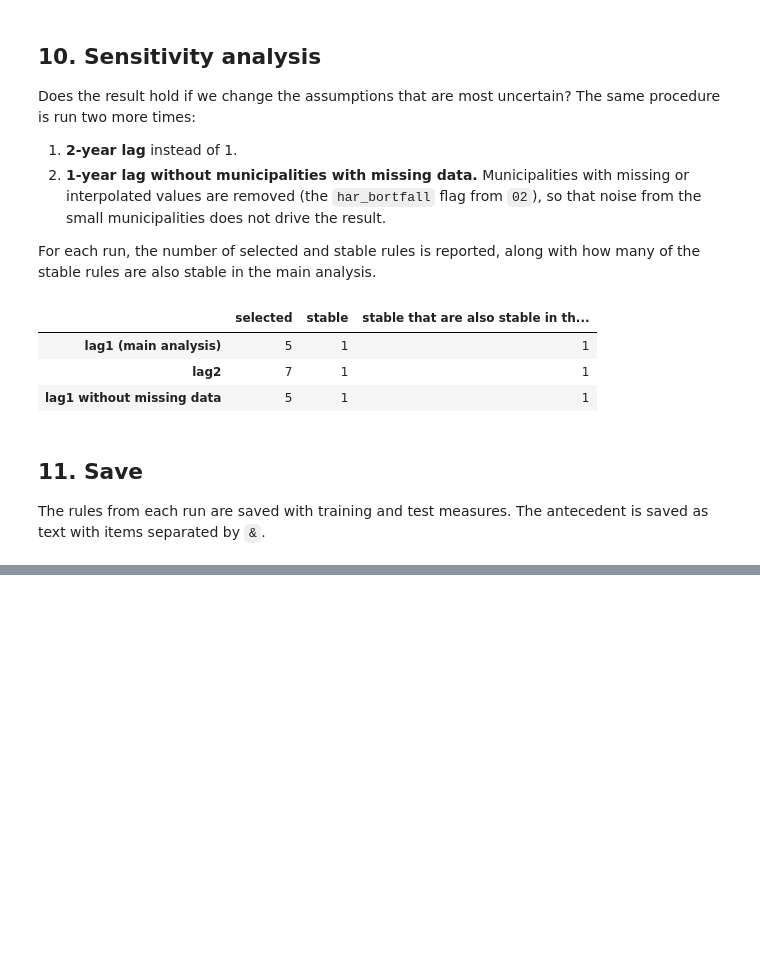
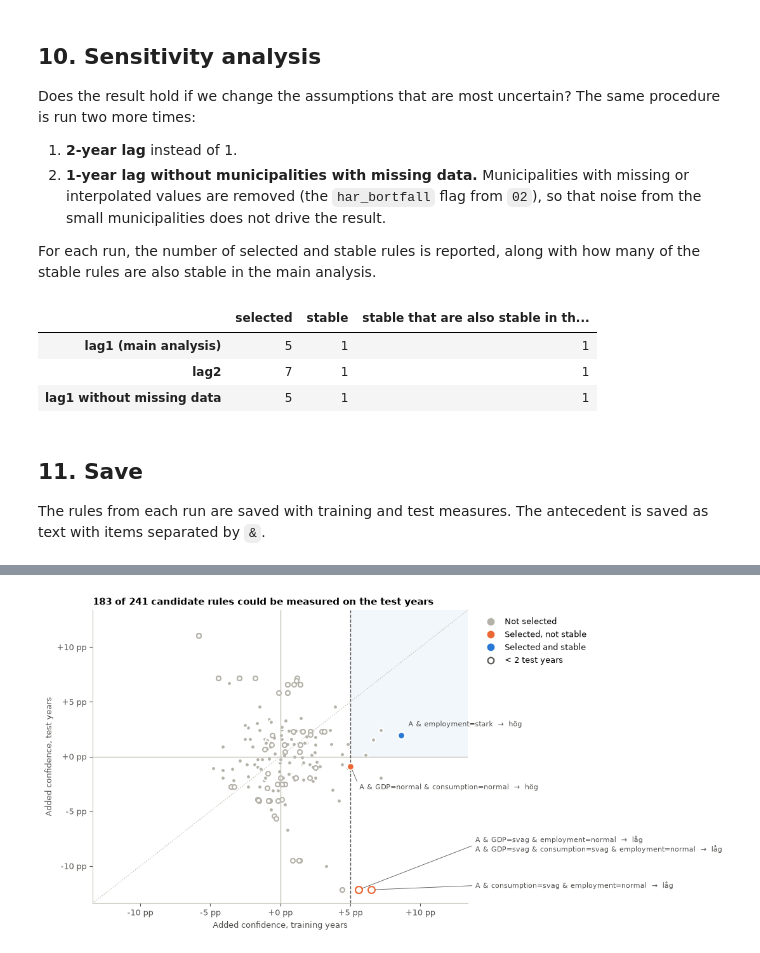
Before and after one commit to dapema01/DataMining-project, a Jupyter notebook: Assignment/06_ARM.ipynb, the cells around one changed output, grey strips where cells are left out. Drawn from its saved outputs; the diff is of its cells as text; code cells hidden in the pictures; blank space fills up the shorter version.

Commit message:
plots in 06_ARM

```diff
--- a/Assignment/06_ARM.ipynb
+++ b/Assignment/06_ARM.ipynb
@@ -480,0 +404,62 @@ plt.show()
+# %%
+provad = matta.dropna(subset=["tillskott_test"])
+vald = provad.index.isin(valda.index)
+stabil = provad.index.isin(valda.index[valda["stabil"]])
+provbar = provad["antal_ar_test"] >= MIN_AR_TEST
+
+fig, ax = plt.subplots(figsize=(11, 5.5))
+grans = max(provad[["tillskott_tran", "tillskott_test"]].abs().max()) * 1.1
+ax.axvspan(MIN_TILLSKOTT, grans, ymin=0.5, color=BLA, alpha=0.06, lw=0)
+ax.axhline(0, color=LINJE, lw=1)
+ax.axvline(0, color=LINJE, lw=1)
+ax.axvline(MIN_TILLSKOTT, color=TEXT, lw=1, ls="--")
+ax.plot([-grans, grans], [-grans, grans], color=LINJE, lw=1, ls=":")
+
+for mask, farg, storlek, z in [(~vald, GRA, 25, 1), (vald & ~stabil, ORANGE, 60, 3), (stabil, BLA, 60, 3)]:
+    for fylld in [True, False]:
+        m = mask & (provbar == fylld)
+        ax.scatter(provad.loc[m, "tillskott_tran"], provad.loc[m, "tillskott_test"], s=storlek, zorder=z,
+                   facecolor=farg if fylld else "white", edgecolor="white" if fylld else farg, linewidth=1.5)
+
+# Name every selected rule. Rules with identical measures (GDP and consumption were weak in
+# the same years) lie on top of each other and share one label.
+etiketter = (
+    provad.loc[vald]
+    .assign(regel=lambda d: [kort_regel(v, s) for v, s in zip(d["villkor"], d["slutled"])],
+            stabil=lambda d: d.index.isin(valda.index[valda["stabil"]]))
+    .groupby(["tillskott_tran", "tillskott_test", "stabil"], sort=False)["regel"].agg("\n".join)
+    .reset_index()
+)
+linje = dict(arrowstyle="-", color=TEXT, lw=0.6, shrinkA=2, shrinkB=5, relpos=(0, 0.5))
+langst_ned = ~etiketter["stabil"] & (etiketter["tillskott_test"] < -0.6 * grans)
+for _, rad in etiketter.loc[~langst_ned].iterrows():
+    xy = (rad["tillskott_tran"], rad["tillskott_test"])
+    if rad["stabil"]:
+        ax.annotate(rad["regel"], xy, xytext=(8, 10), textcoords="offset points", fontsize=8, color=TEXT)
+    else:
+        ax.annotate(rad["regel"], xy, xytext=(10, -24), textcoords="offset points",
+                    fontsize=8, color=TEXT, va="center", arrowprops=linje)
+
+
+for k, (_, rad) in enumerate(etiketter.loc[langst_ned].sort_values("tillskott_tran", ascending=False).iterrows()):
+    ax.annotate(rad["regel"], (rad["tillskott_tran"], rad["tillskott_test"]), xytext=(1.02, 0.06 + 0.14 * k),
+                textcoords="axes fraction", fontsize=8, color=TEXT, va="center", arrowprops=linje)
+
+ax.set_xlim(-grans, grans)
+ax.set_ylim(-grans, grans)
+ax.xaxis.set_major_formatter(lambda x, _: f"{x * 100:+.0f} pp")
+ax.yaxis.set_major_formatter(lambda x, _: f"{x * 100:+.0f} pp")
+ax.set_xlabel("Added confidence, training years")
+ax.set_ylabel("Added confidence, test years")
+ax.set_title(f"{len(provad)} of {len(matta)} candidate rules could be measured on the test years", loc="left")
+
+punkt = lambda farg, fylld=True: Line2D([], [], ls="", marker="o", markersize=7, markeredgewidth=1.5,
+                                         markerfacecolor=farg if fylld else "white", markeredgecolor=farg)
+ax.legend([punkt(GRA), punkt(ORANGE), punkt(BLA), punkt(TEXT, False)],
+          ["Not selected", "Selected, not stable", "Selected and stable", f"< {MIN_AR_TEST} test years"],
+          frameon=False, loc="upper left", bbox_to_anchor=(1.02, 1))
+fig.tight_layout()
+fig.savefig(RESULTAT / "arm_tran_mot_test.png", dpi=150, bbox_inches="tight")
+plt.show()
+# %% [output]
+[figure, added]
```
Also changed, not shown: parts of 16 cells of this notebook, 14 other files.
